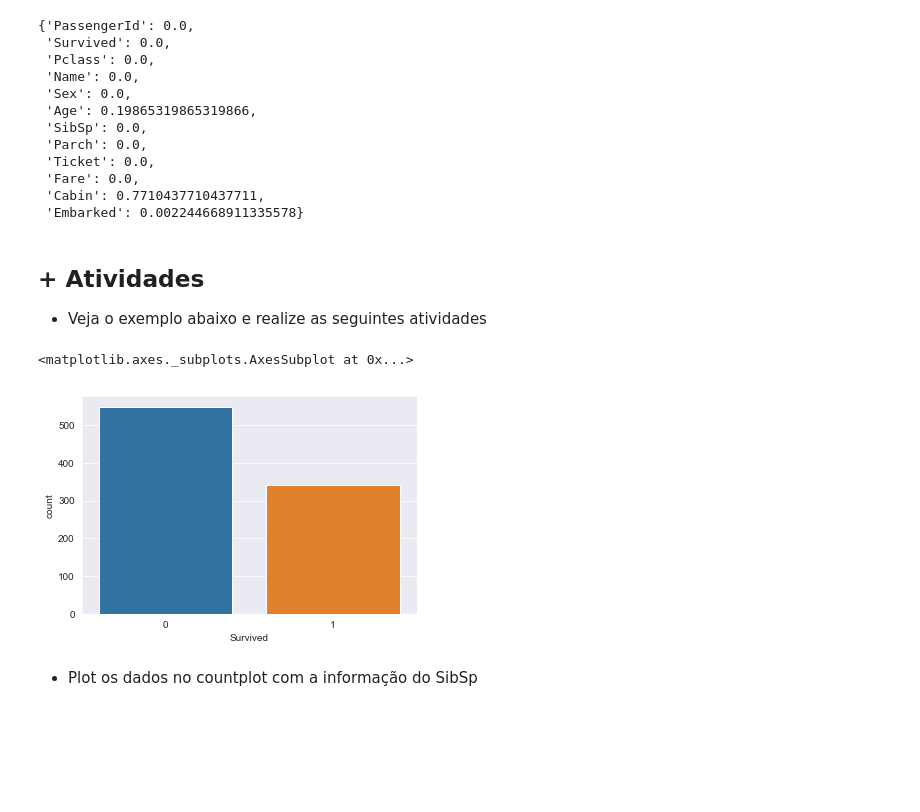
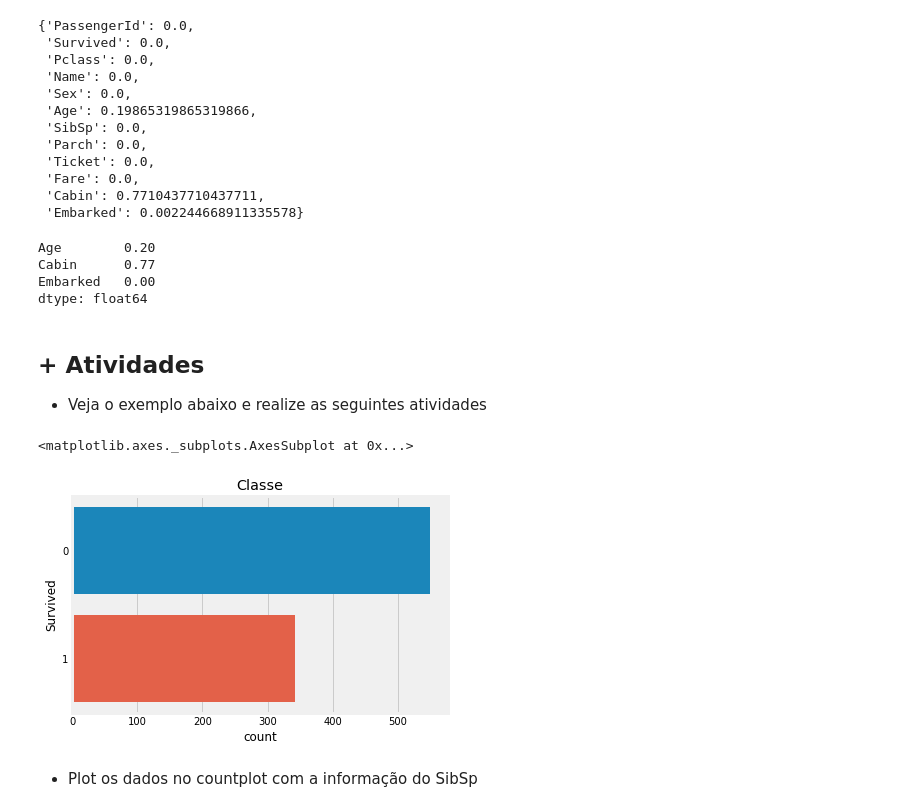
Before and after one commit to alexssandroos/learn_treinamento_atl, a Jupyter notebook: notebooks/Feature_Engineering/Pre_Processamento.ipynb, the cells around one changed output. Saved outputs shown, nothing was run; the diff lists cells and outputs as text; code cells hidden in the pictures; blank space fills up the shorter version.

```diff
--- a/notebooks/Feature_Engineering/Pre_Processamento.ipynb
+++ b/notebooks/Feature_Engineering/Pre_Processamento.ipynb
@@ -36,7 +36,8 @@ import pandas as pd
 import numpy as np
 import matplotlib.pyplot as plt
 import seaborn as sns
-%matplotlib inline
+import sqlite3 as sql
+plt.style.use('fivethirtyeight')
 # %% [markdown]
 ## 1. Acessando os dados
 # %% [markdown]
@@ -109,15 +110,29 @@ percent_null(train)
  'Fare': 0.0,
  'Cabin': 0.7710437710437711,
  'Embarked': 0.002244668911335578}
+# %%
+# or
+def nulos_por_col(dataframe):
+    a = 1-dataframe.count()/len(dataframe)
+    return a[a!=0]
+
+
+nulos_por_col(train)
+# %% [output]
+Age        0.20
+Cabin      0.77
+Embarked   0.00
+dtype: float64
 # %% [markdown]
 ## + Atividades
 - Veja o exemplo abaixo e realize as seguintes atividades
 # %%
-sns.set_style('darkgrid')
-sns.countplot(x='Survived',data=train)
+#sns.set_style('darkgrid')
+plt.title("Classe")
+sns.countplot(y='Survived',data=train)
 # %% [output]
 <matplotlib.axes._subplots.AxesSubplot at 0x...>
-[figure, old version]
+[figure, new version]
 # %% [markdown]
   - Plot os dados no countplot com a informação do SibSp
 # %%
```
Also changed, not shown: parts of 8 cells of this notebook.
